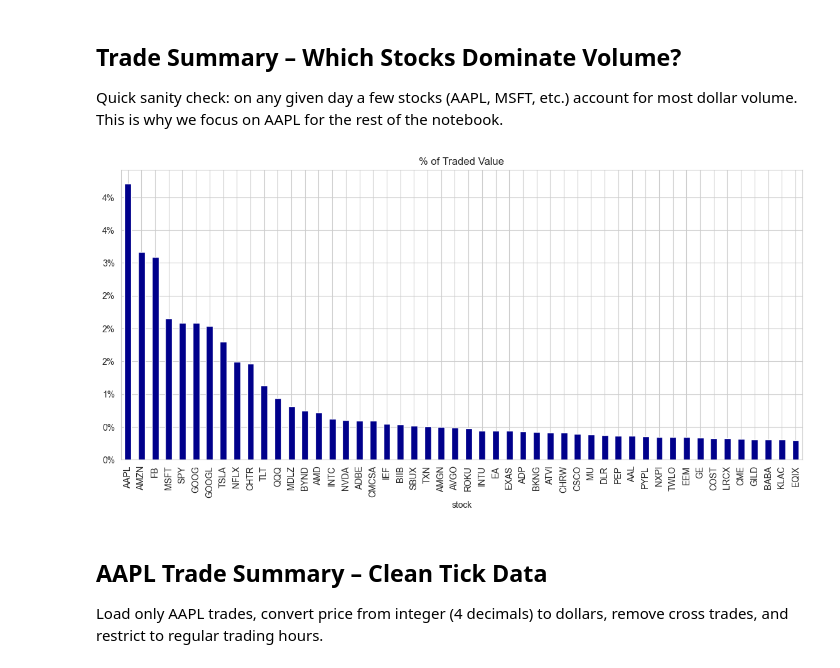
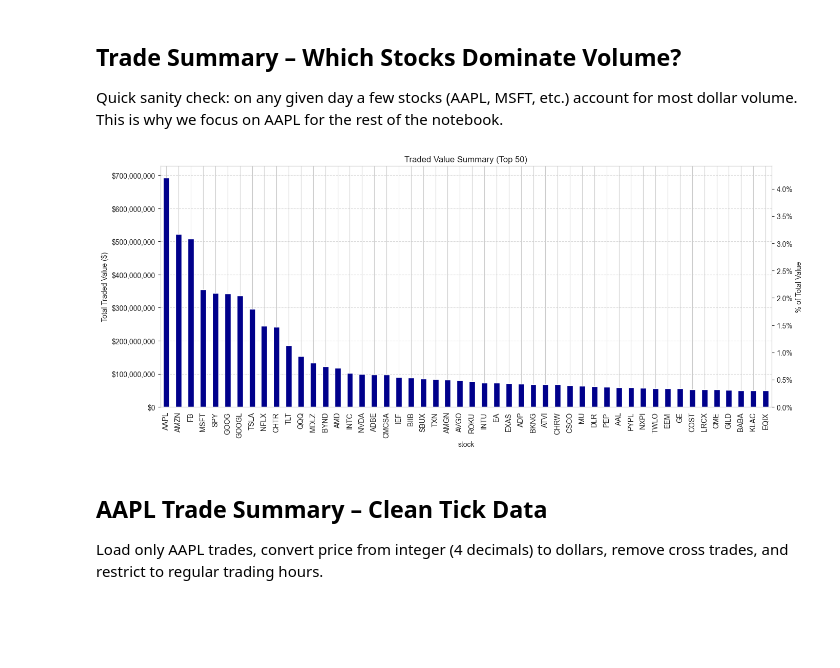
Before and after one commit to alanwnl/machine-learning-for-trading, a Jupyter notebook: 02_market_and_fundamental_data/01_NASDAQ_TotalView-ITCH_Order_Book/03_normalize_tick_data.ipynb, the cells around one changed output. Saved outputs shown, nothing was run; the diff lists cells and outputs as text; code cells hidden in the pictures; blank space fills up the shorter version.

Commit message:
feat: enhance tick data normalization script with educational context, add normality testing, and improve plotting functions for various bar types.

```diff
--- a/02_market_and_fundamental_data/01_NASDAQ_TotalView-ITCH_Order_Book/03_normalize_tick_data.ipynb
+++ b/02_market_and_fundamental_data/01_NASDAQ_TotalView-ITCH_Order_Book/03_normalize_tick_data.ipynb
@@ -51,15 +57,36 @@ with pd.HDFStore(itch_store) as store:
 # %%
 with pd.HDFStore(itch_store) as store:
     stocks = store['R'].loc[:, ['stock_locate', 'stock']]
     trades = pd.concat([store['P'], store['Q'].rename(columns={'cross_price': 'price'})], sort=False).merge(stocks)
 
-trades['value'] = trades.shares.mul(trades.price)
+trades['value'] = trades.shares.mul(trades.price.mul(1e-4))
 trades['value_share'] = trades.value.div(trades.value.sum())
-trade_summary = trades.groupby('stock').value_share.sum().sort_values(ascending=False)
-trade_summary.iloc[:50].plot.bar(figsize=(14, 6), color='darkblue', title='% of Traded Value')
-plt.gca().yaxis.set_major_formatter(FuncFormatter(lambda y, _: '{:.0%}'.format(y)))
+
+trade_summary_val = trades.groupby('stock').value.sum().sort_values(ascending=False)
+
+fig, ax1 = plt.subplots(figsize=(14, 6))
+
+# Plot absolute value on primary axis
+trade_summary_val.iloc[:50].plot.bar(ax=ax1, color='darkblue', title='Traded Value Summary (Top 50)')
+ax1.set_ylabel('Total Traded Value ($)')
+ax1.yaxis.set_major_formatter(FuncFormatter(lambda y, _: '${:,.0f}'.format(y)))
+
+# Add horizontal grid lines for the money axis
+ax1.yaxis.grid(True, linestyle='--', alpha=0.7)
+ax1.set_axisbelow(True)
+
+# Create proportional secondary axis for percentages
+ax2 = ax1.twinx()
+total_val = trades.value.sum()
+y1_min, y1_max = ax1.get_ylim()
+ax2.set_ylim(y1_min / total_val, y1_max / total_val)
+ax2.set_ylabel('% of Total Value')
+ax2.yaxis.set_major_formatter(FuncFormatter(lambda y, _: '{:.1%}'.format(y)))
+ax2.grid(False)
+
+fig.tight_layout()
 # %% [output]
-[figure, old version]
+[figure, new version]
 # %% [markdown]
  ## AAPL Trade Summary – Clean Tick Data
 
```
Also changed, not shown: parts of 6 cells of this notebook, 1 other file.
